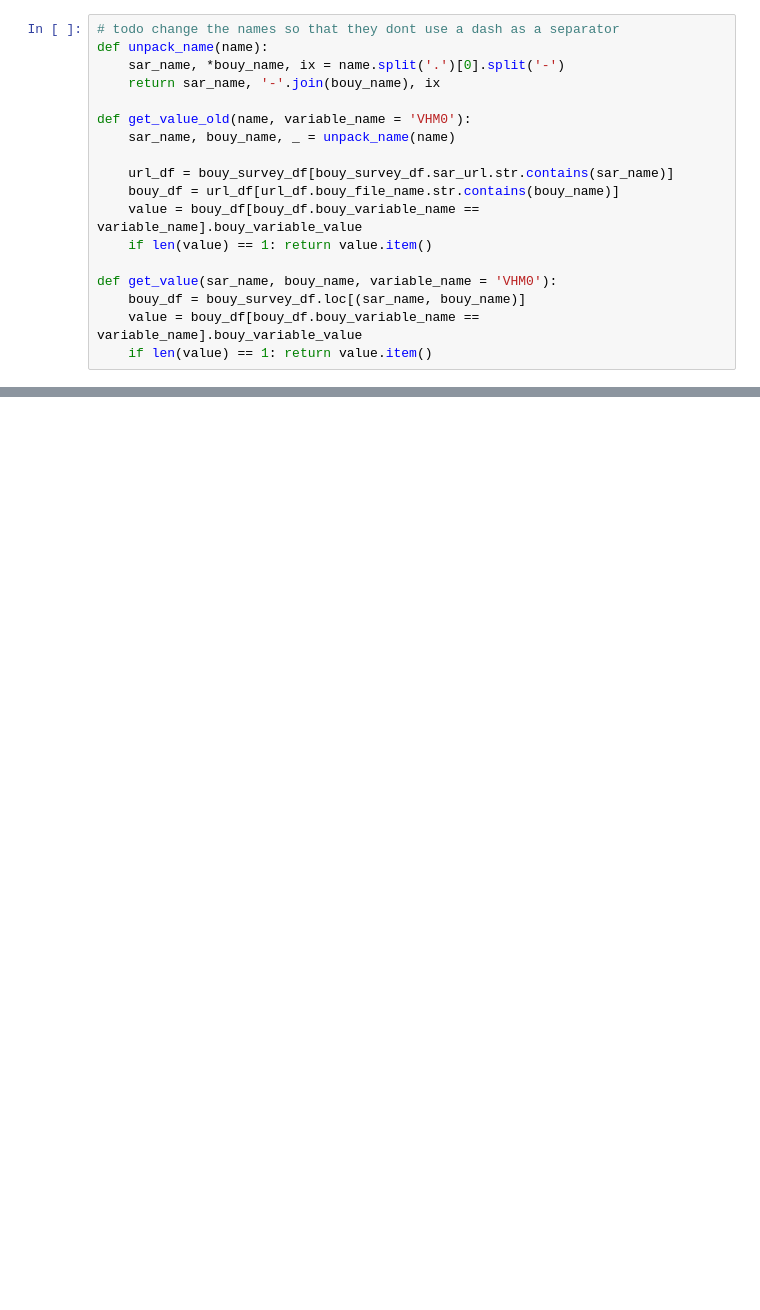
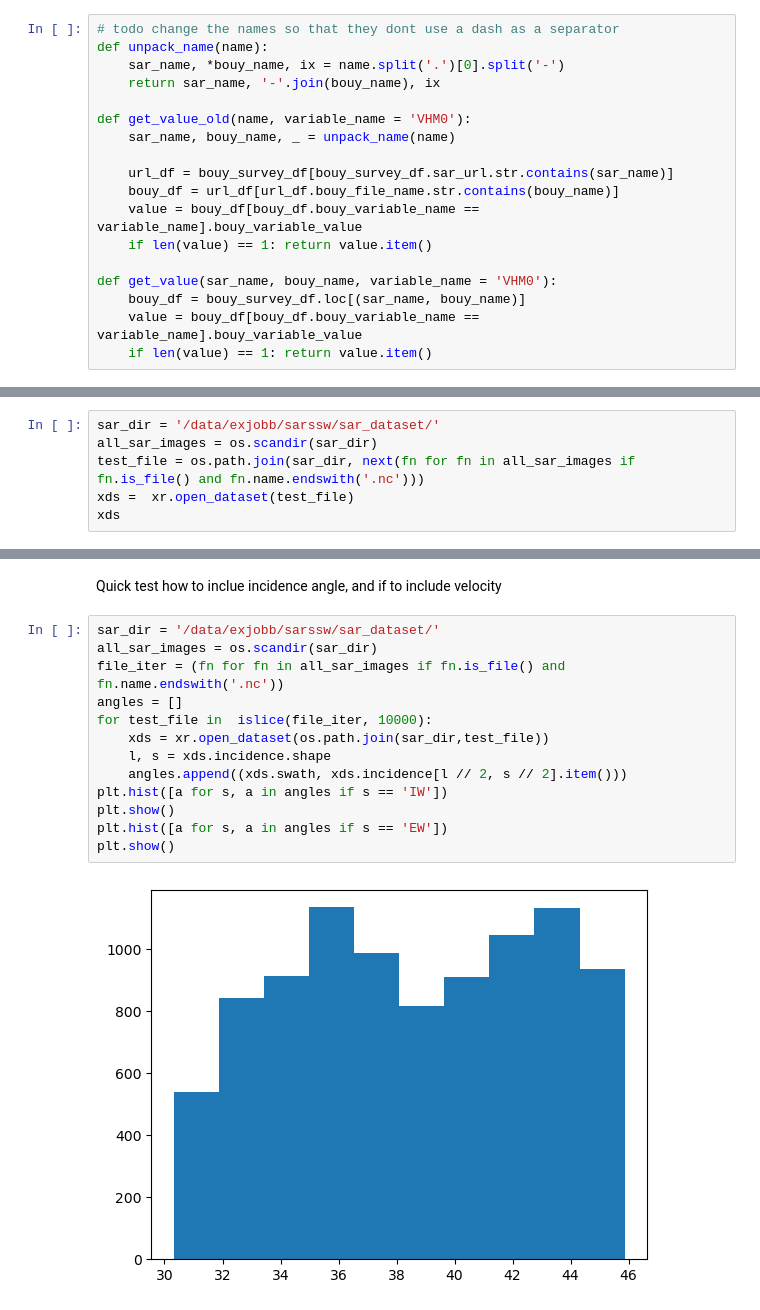
Before and after one commit to SEE-GEO/sarssw, a Jupyter notebook: sar_survey/azimith_cutoff_extraction.ipynb, the cells around one changed output, grey strips where cells are left out. Drawn from its saved outputs; the diff is of its cells as text; blank space fills up the shorter version.

```diff
--- a/sar_survey/azimith_cutoff_extraction.ipynb
+++ b/sar_survey/azimith_cutoff_extraction.ipynb
@@ -274,0 +420,6 @@ hom_df[hom_df.pol == 'VV'].corr()
+# %%
+sar_dir = '/data/exjobb/sarssw/sar_dataset/'
+all_sar_images = os.scandir(sar_dir)
+test_file = os.path.join(sar_dir, next(fn for fn in all_sar_images if fn.is_file() and fn.name.endswith('.nc')))
+xds =  xr.open_dataset(test_file)
+xds
@@ -274,0 +444,17 @@ hom_df[hom_df.pol == 'VV'].corr()
+# %% [markdown]
+Quick test how to inclue incidence angle, and if to include velocity
+# %%
+sar_dir = '/data/exjobb/sarssw/sar_dataset/'
+all_sar_images = os.scandir(sar_dir)
+file_iter = (fn for fn in all_sar_images if fn.is_file() and fn.name.endswith('.nc'))
+angles = []
+for test_file in  islice(file_iter, 10000):
+    xds = xr.open_dataset(os.path.join(sar_dir,test_file))
+    l, s = xds.incidence.shape
+    angles.append((xds.swath, xds.incidence[l // 2, s // 2].item()))
+plt.hist([a for s, a in angles if s == 'IW'])
+plt.show()
+plt.hist([a for s, a in angles if s == 'EW'])
+plt.show()
+# %% [output]
+[figure, added]
```
Also changed, not shown: parts of 20 cells of this notebook, 1 other file.
